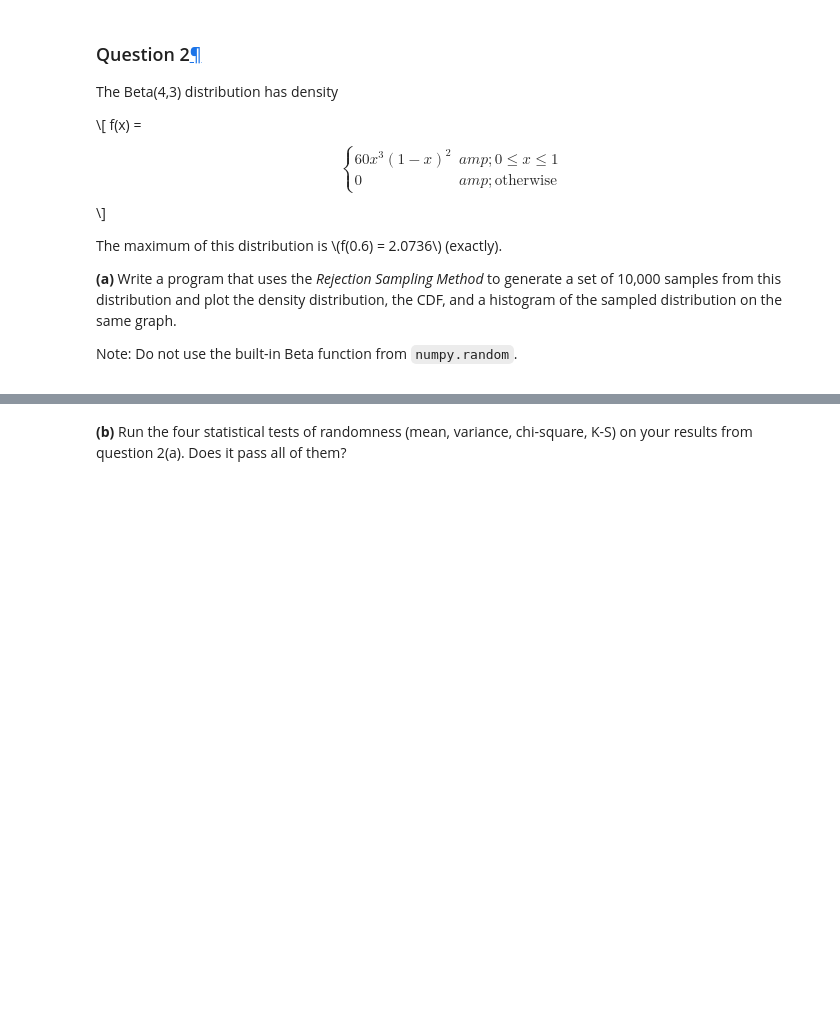
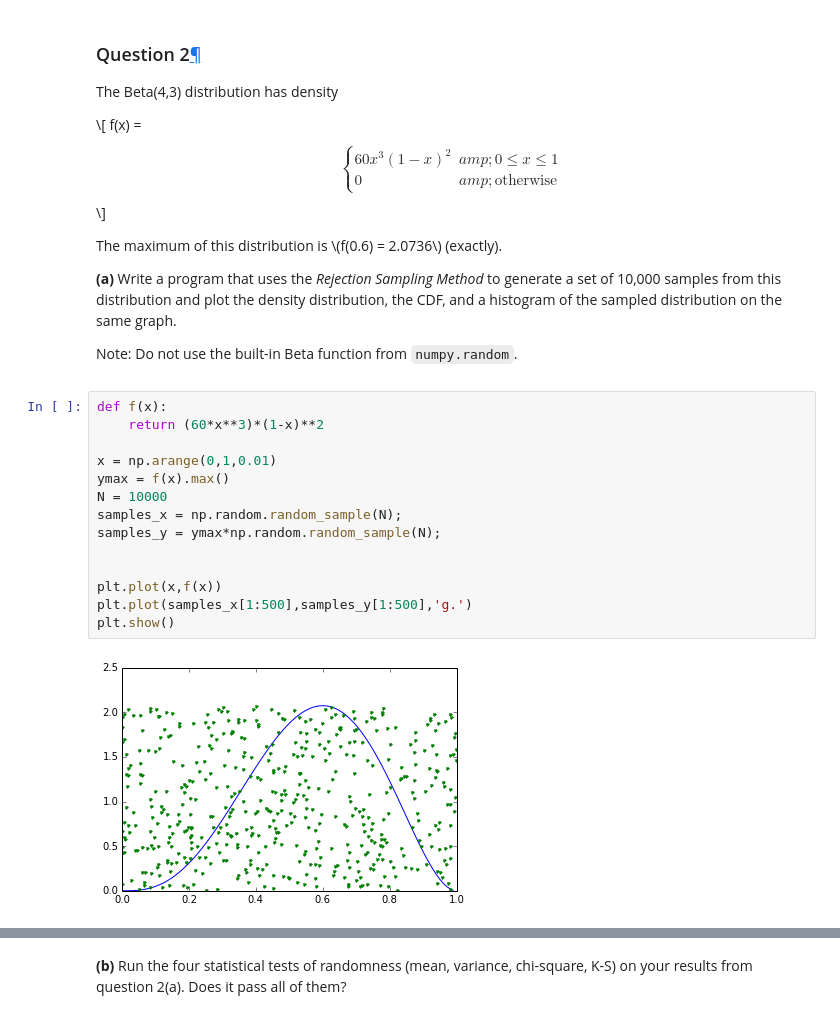
Before and after one commit to slewis06/PHYS202-S14, a Jupyter notebook: SciPy/RandomAndMCExercises.ipynb, the cells around one changed output, grey strips where cells are left out. Cells and saved outputs as stored; diff of their text form; blank space fills up the shorter version.

Commit message:
Working on Random Exers.

```diff
--- a/SciPy/RandomAndMCExercises.ipynb
+++ b/SciPy/RandomAndMCExercises.ipynb
@@ -56,3 +58,19 @@ F(x)= ∫x−∞f(t)dt
 </div>
 </div>
 </div>
+# %%
+def f(x):
+    return (60*x**3)*(1-x)**2
+
+x = np.arange(0,1,0.01)
+ymax = f(x).max()
+N = 10000
+samples_x = np.random.random_sample(N);
+samples_y = ymax*np.random.random_sample(N);
+
+
+plt.plot(x,f(x))
+plt.plot(samples_x[1:500],samples_y[1:500],'g.')
+plt.show()
+# %% [output]
+[figure, added]
```
Also changed, not shown: parts of 4 cells of this notebook, 3 other files.
